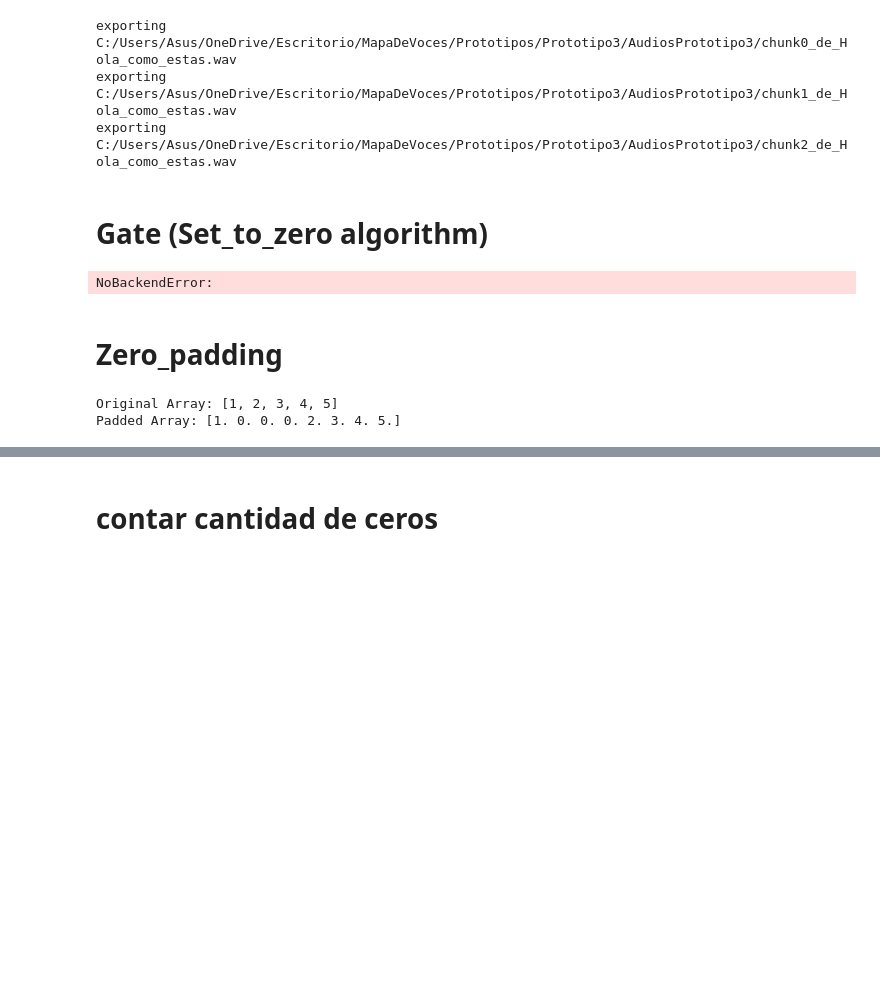
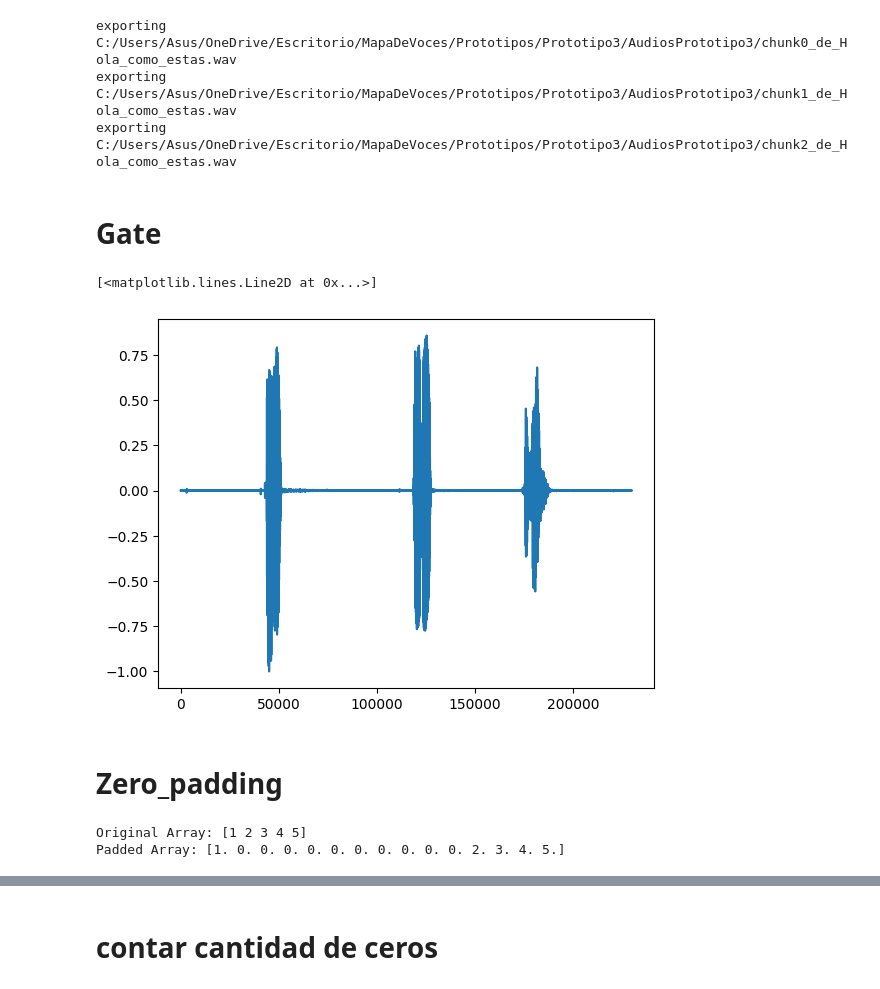
Before and after one commit to Misley-tech/MapaDeVoces, a Jupyter notebook: Prototipos/Prototipo3/Splitter_pydub.ipynb, the cells around one changed output, grey strips where cells are left out. Cells and saved outputs as stored; diff of their text form; code cells hidden in the pictures; blank space fills up the shorter version.

```diff
--- a/Prototipos/Prototipo3/Splitter_pydub.ipynb
+++ b/Prototipos/Prototipo3/Splitter_pydub.ipynb
@@ -89,28 +86,36 @@ exporting C:/Users/Asus/OneDrive/Escritorio/MapaDeVoces/Prototipos/Prototipo3/Au
 exporting C:/Users/Asus/OneDrive/Escritorio/MapaDeVoces/Prototipos/Prototipo3/AudiosPrototipo3/chunk1_de_Hola_como_estas.wav
 exporting C:/Users/Asus/OneDrive/Escritorio/MapaDeVoces/Prototipos/Prototipo3/AudiosPrototipo3/chunk2_de_Hola_como_estas.wav
 # %% [markdown]
-# Gate (Set_to_zero algorithm)
+# Gate
 # %%
 import librosa
-
 def Gate(audio_path, threshold):
     audio, sr = librosa.load(audio_path)
+    audio = audio/max(abs(audio))
     for i in range(len(audio)):
-        if ((audio[i] < -threshold) and (audio[i] > threshold)):
+        a = audio[i] <= threshold
+        b = audio[i] >= -threshold
+        if ((a and not b) or (not a and b)):
+            audio[i] = audio[i]
+        else:
             audio[i] = 0
     return audio
 # %%
 import matplotlib.pyplot as plt
+
 import numpy as np
 
-audio_path = 'C:/Users/Asus/OneDrive/Escritorio/MapaDeVoces/Prototipos/Prototipo3/AudiosPrototipo3/Hola_como_estas.wav'
+audio_path = 'C:/Users/Asus/OneDrive/Escritorio/MapaDeVoces/Prototipos/Prototipo3/AudiosPrototipo3/Hola_como_estas22050.wav'
 audio, sr = librosa.load(audio_path)
+audio = audio/max(abs(audio))
+# plt.plot(audio)
 
-threshold = 1
+threshold = 0.001
 result_array = Gate(audio_path, threshold)
-np.savetxt(audio_path, result_array)
+plt.plot(result_array)
 # %% [output]
-NoBackendError:
+[<matplotlib.lines.Line2D at 0x...>]
+[figure, added]
 # %% [markdown]
 # Zero_padding
 # %%
@@ -124,10 +129,10 @@ def zero_padding(arr, index, num_zeros):
     return padded_arr
 
 # Example usage:
-original_array = [1, 2, 3, 4, 5]
-padded_array = zero_padding(original_array, 1, 3)
+original_array = np.array([1, 2, 3, 4, 5])
+padded_array = zero_padding(original_array, 1, 10)
 print("Original Array:", original_array)
 print("Padded Array:", padded_array)
 # %% [output]
-Original Array: [1, 2, 3, 4, 5]
-Padded Array: [1. 0. 0. 0. 2. 3. 4. 5.]
+Original Array: [1 2 3 4 5]
+Padded Array: [1. 0. 0. 0. 0. 0. 0. 0. 0. 0. 0. 2. 3. 4. 5.]
```
Also changed, not shown: parts of 17 cells of this notebook.
